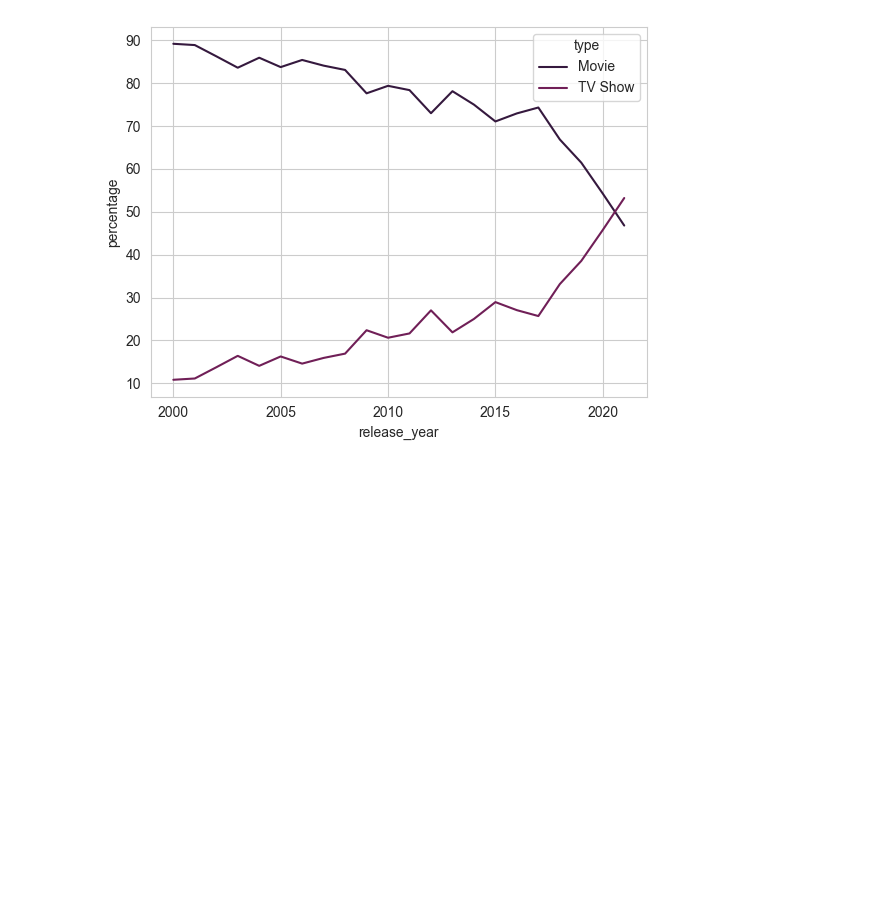
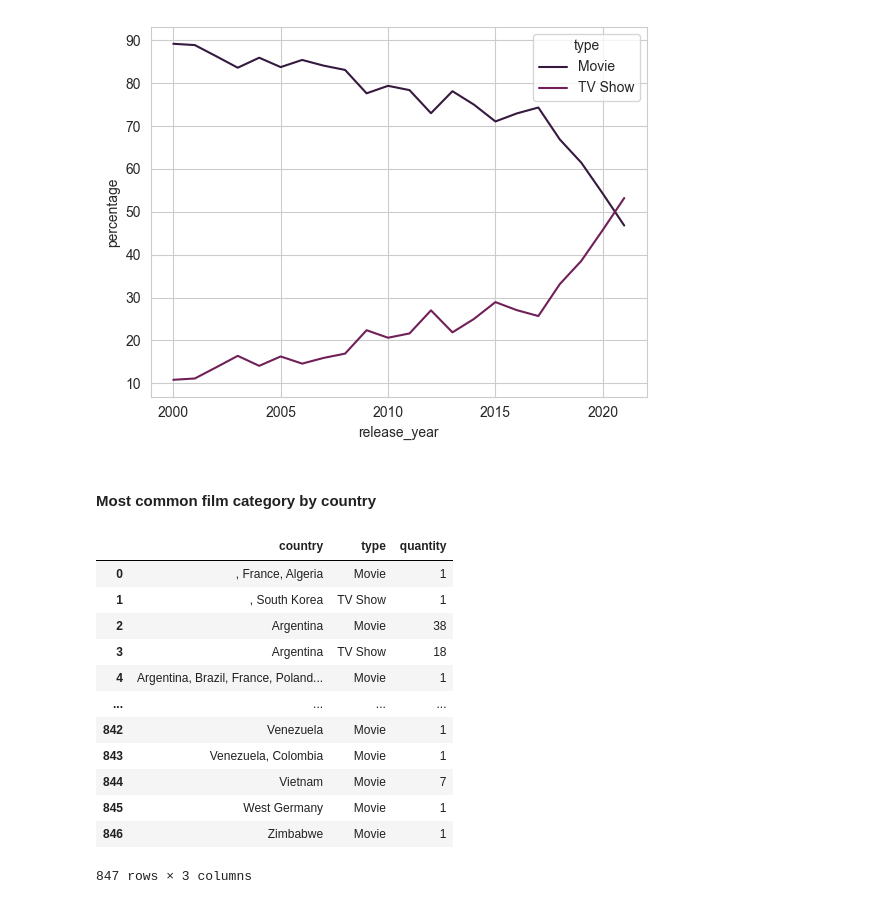
Before and after one commit to dubajstan/Netflix-Titles-Analysis, a Jupyter notebook: src/main.ipynb, the cells around one changed output. Saved outputs shown, nothing was run; the diff lists cells and outputs as text; code cells hidden in the pictures; blank space fills up the shorter version.

```diff
--- a/src/main.ipynb
+++ b/src/main.ipynb
@@ -190,3 +190,22 @@ sns.lineplot(data=titles_per_year, x='release_year', y='percentage', hue='type')
 # %% [output]
 <Axes: xlabel='release_year', ylabel='percentage'>
 [figure]
+# %% [markdown]
+#### Most common film category by country
+# %%
+countries_category = df.groupby(['country', 'type']).size().reset_index(name='quantity')
+countries_category
+# %% [output]
+|  | country | type | quantity |
+| 0 | , France, Algeria | Movie | 1 |
+| 1 | , South Korea | TV Show | 1 |
+| 2 | Argentina | Movie | 38 |
+| 3 | Argentina | TV Show | 18 |
+| 4 | Argentina, Brazil, France, Poland... | Movie | 1 |
+| ... | ... | ... | ... |
+| 842 | Venezuela | Movie | 1 |
+| 843 | Venezuela, Colombia | Movie | 1 |
+| 844 | Vietnam | Movie | 7 |
+| 845 | West Germany | Movie | 1 |
+| 846 | Zimbabwe | Movie | 1 |
+847 rows × 3 columns
```
